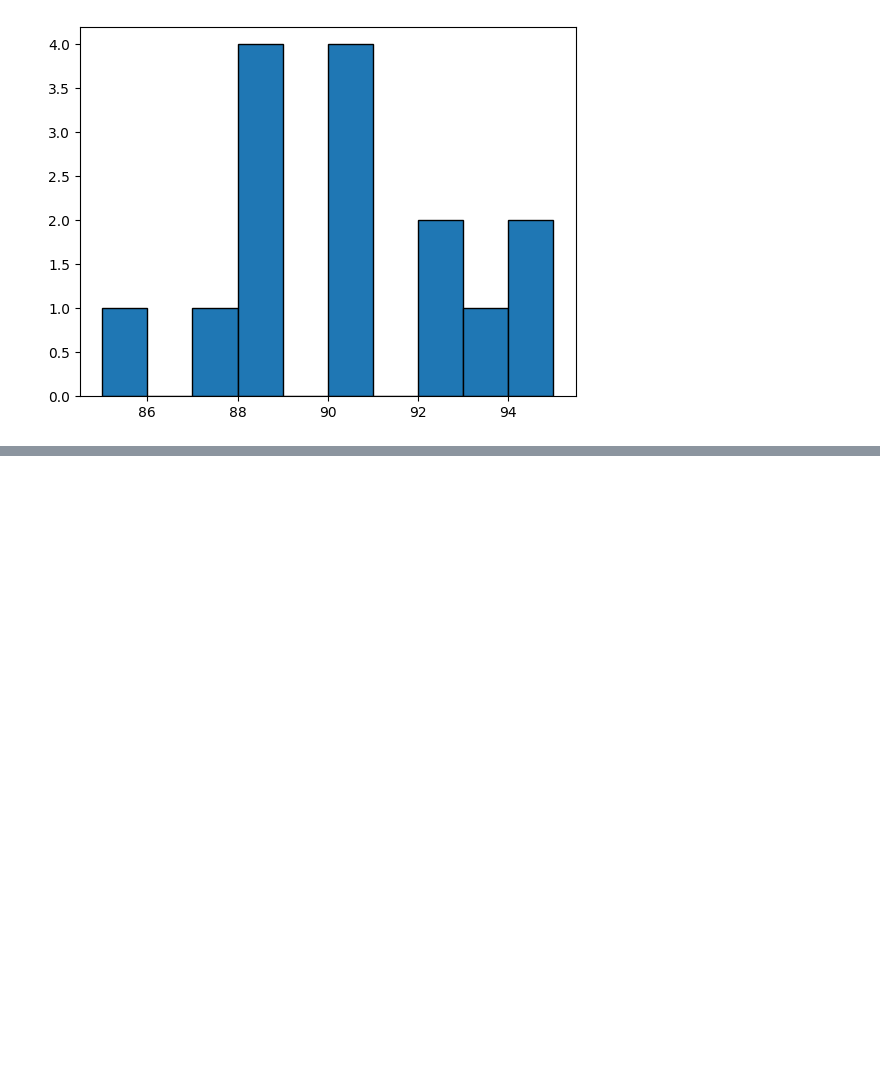
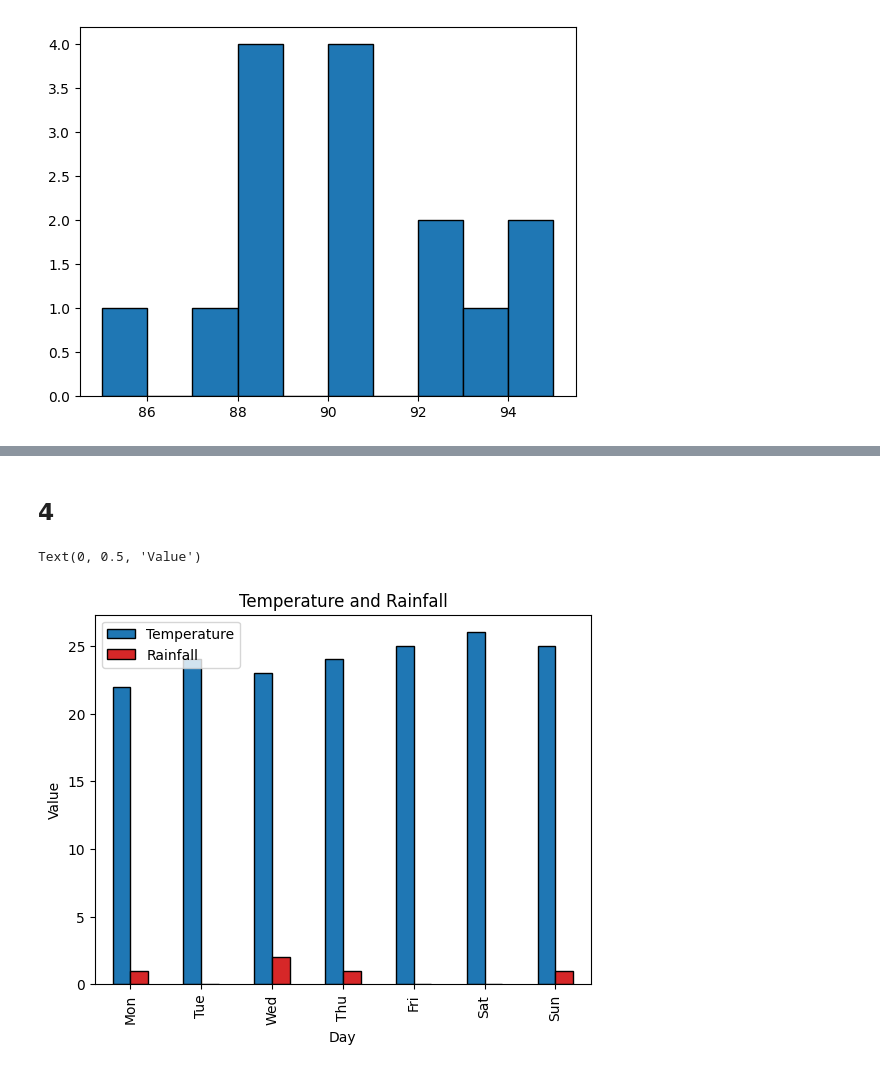
Before and after one commit to danik1341/DI_Python_Bootcamp, a Jupyter notebook: w5d3/ex_XP.ipynb, the cells around one changed output, grey strips where cells are left out. Drawn from its saved outputs; the diff is of its cells as text; code cells hidden in the pictures; blank space fills up the shorter version.

```diff
--- a/w5d3/ex_XP.ipynb
+++ b/w5d3/ex_XP.ipynb
@@ -110,0 +175,19 @@ axes.hist(grades, edgecolor = 'black')
+# %% [markdown]
+## 4
+# %%
+df = pd.DataFrame({
+    'Day': ['Mon', 'Tue', 'Wed', 'Thu', 'Fri', 'Sat', 'Sun'],
+    'Temperature': [22, 24, 23, 24, 25, 26, 25],
+    'Rainfall': [1, 0, 2, 1, 0, 0, 1]
+})
+
+df.set_index('Day', inplace=True)
+
+ax = df.plot(kind='bar', color=['tab:blue', 'tab:red'], edgecolor = 'black')
+
+ax.set_title('Temperature and Rainfall')
+ax.set_xlabel('Day')
+ax.set_ylabel('Value')
+# %% [output]
+Text(0, 0.5, 'Value')
+[figure, added]
```
Also changed, not shown: parts of 10 cells of this notebook.
